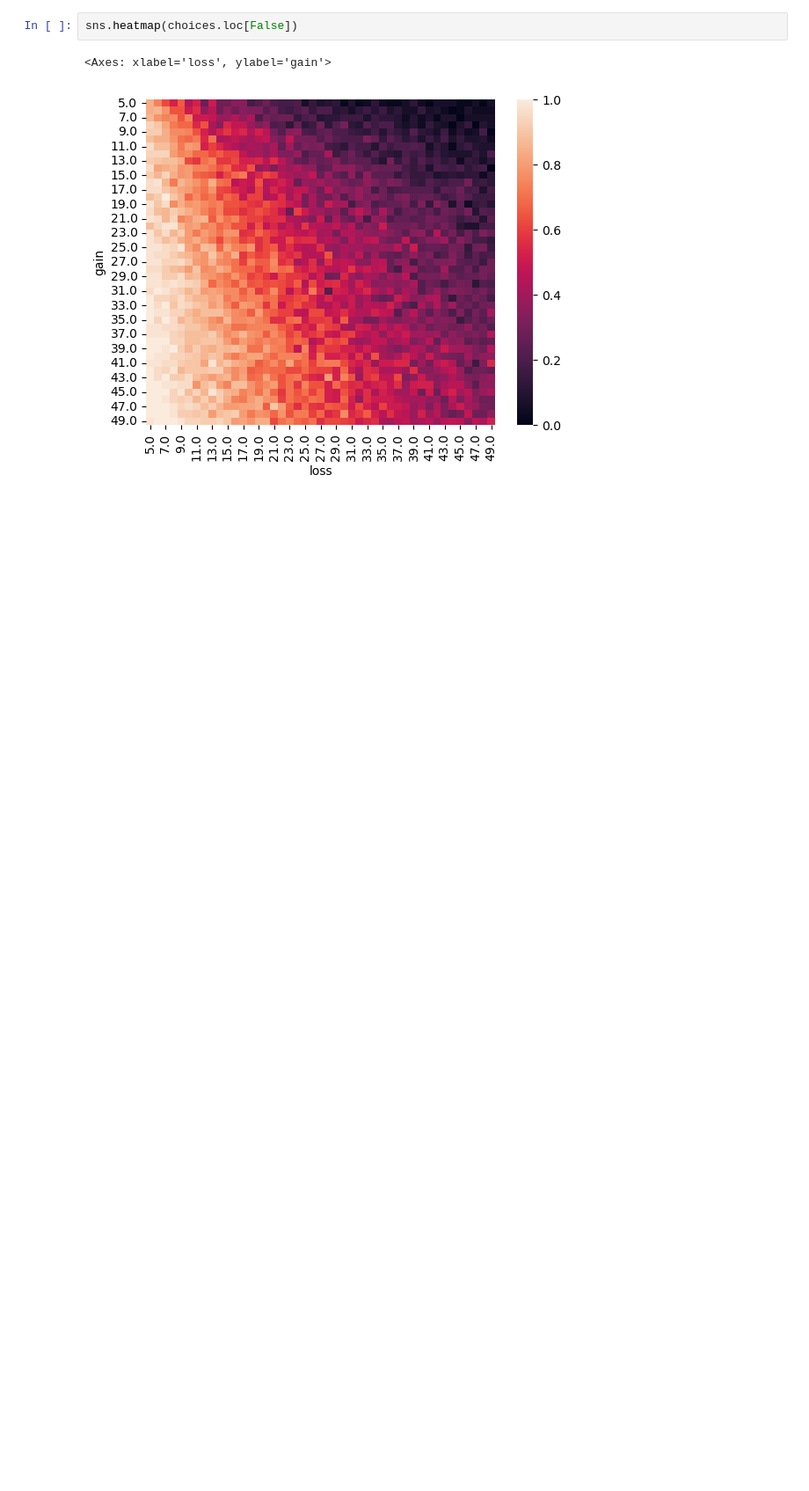
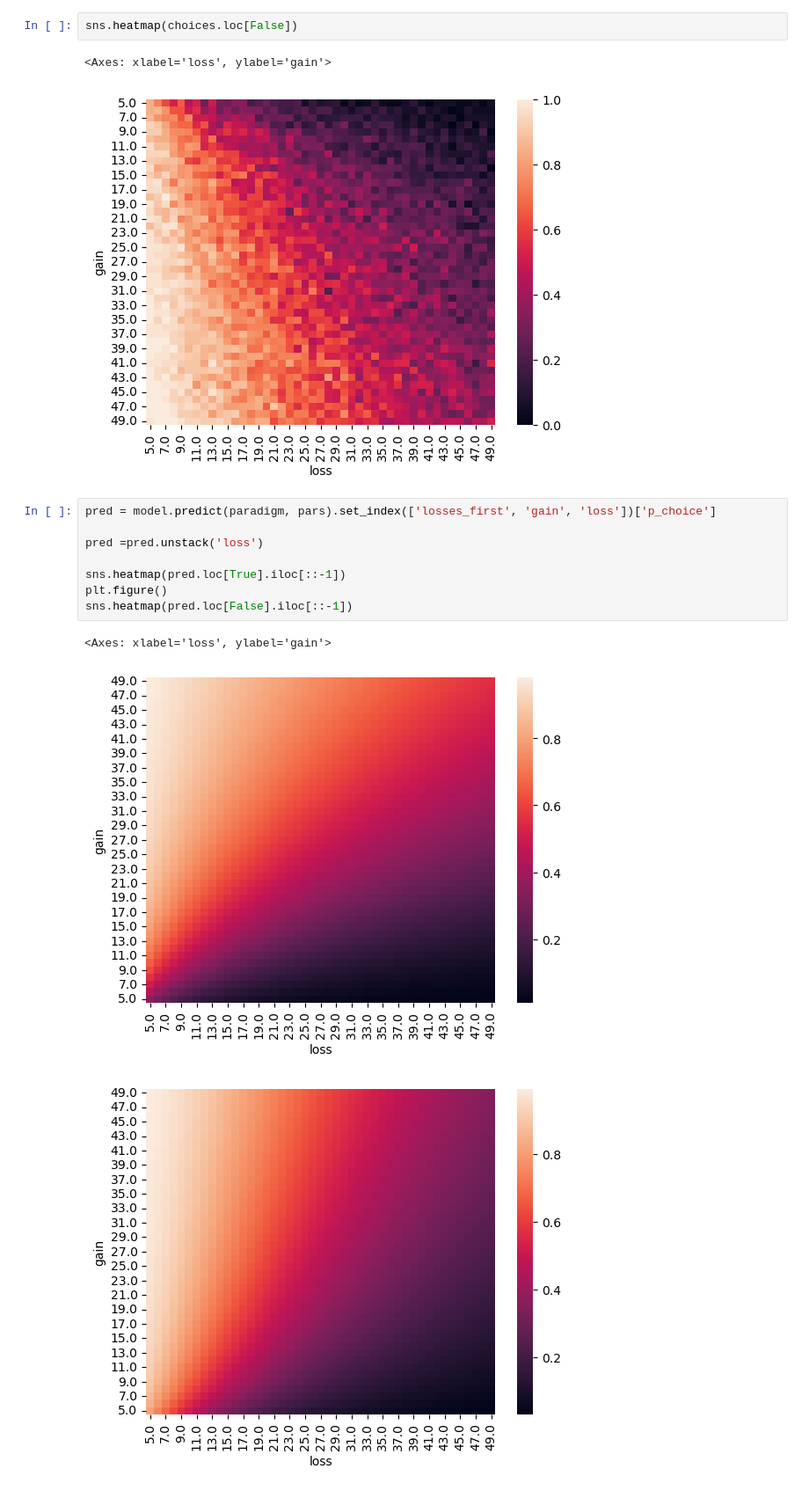
Before and after one commit to ruffgroup/bauer, a Jupyter notebook: notebooks/test_loss_aversion_regressionmodel.ipynb, the cells around one changed output. Shown at 88% size. Saved outputs shown, nothing was run; the diff lists cells and outputs as text; blank space fills up the shorter version.

Commit message:
Regression effect predictions

```diff
--- a/notebooks/test_loss_aversion_regressionmodel.ipynb
+++ b/notebooks/test_loss_aversion_regressionmodel.ipynb
@@ -303,3 +303,15 @@ sns.heatmap(choices.loc[False])
 # %% [output]
 <Axes: xlabel='loss', ylabel='gain'>
 [figure]
+# %%
+pred = model.predict(paradigm, pars).set_index(['losses_first', 'gain', 'loss'])['p_choice']
+
+pred =pred.unstack('loss')
+
+sns.heatmap(pred.loc[True].iloc[::-1])
+plt.figure()
+sns.heatmap(pred.loc[False].iloc[::-1])
+# %% [output]
+<Axes: xlabel='loss', ylabel='gain'>
+[figure, added]
+[figure, added]
```
Also changed, not shown: parts of 1 cell of this notebook.
